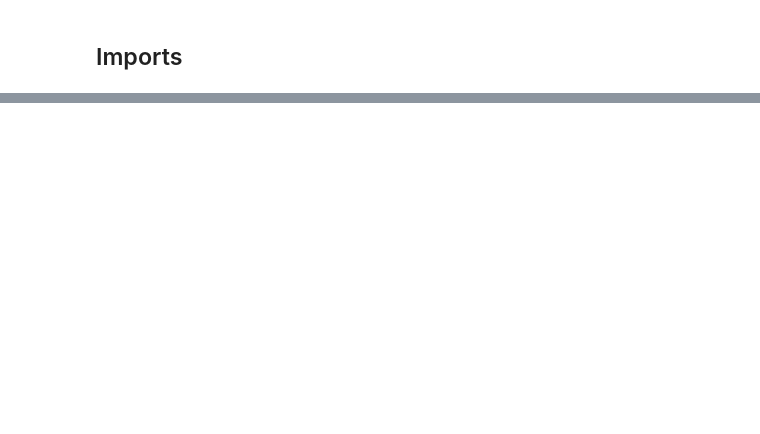
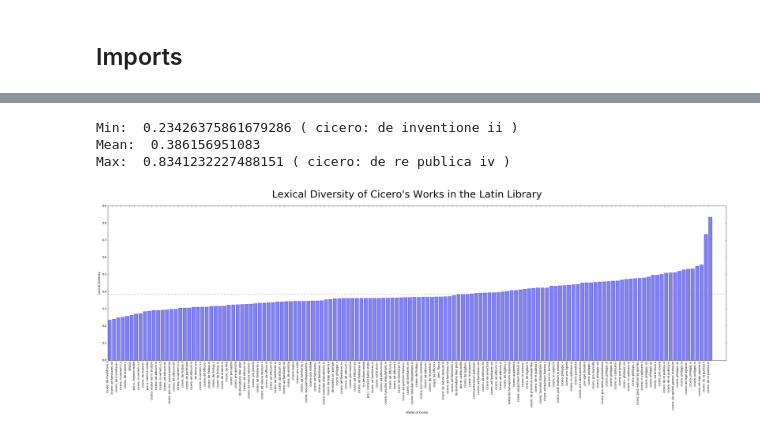
Before and after one commit to diyclassics/readability, a Jupyter notebook: Cicero Readability.ipynb, the cells around one changed output, grey strips where cells are left out. Drawn from its saved outputs; the diff is of its cells as text; code cells hidden in the pictures; blank space fills up the shorter version.

```diff
--- a/Cicero Readability.ipynb
+++ b/Cicero Readability.ipynb
@@ -300,0 +333,10 @@ tuque adeo  quem mox quae sint habitura deorum
+# %%
+# Unique words
+uniques = []
+
+for i, tokens in enumerate(cicero_tokens):
+    uniques.append((cicero_titles[i], len(set(tokens))))
+
+uniques.sort(key=lambda x: x[1])
+pprint(uniques[:5])
+pprint(uniques[-5:])
@@ -300,0 +354,10 @@ tuque adeo  quem mox quae sint habitura deorum
+# %%
+# Lexical diversity
+lexdivs = []
+
+for i, tokens in enumerate(cicero_tokens):
+    lexdivs.append((cicero_titles[i], len(set(tokens)) / len(tokens)))
+
+lexdivs.sort(key=lambda x: x[1])
+pprint(lexdivs[:5])
+pprint(lexdivs[-5:])
@@ -300,0 +375,31 @@ tuque adeo  quem mox quae sint habitura deorum
+# %%
+objects = [item[0] for item in lexdivs]
+scores = [item[1] for item in lexdivs]
+min_score = min(scores)
+mean_score = np.mean(scores)
+max_score = max(scores)
+
+print('Min: ', min_score, '(', objects[scores.index(min_score)], ')')
+print('Mean: ', mean_score)
+print('Max: ', max_score, '(', objects[scores.index(max_score)], ')')
+
+y_pos = np.arange(len(objects))
+plt.figure(figsize=(40,10))
+
+barlist = plt.bar(y_pos, scores, alpha=.5)
+
+plt.xticks(y_pos, objects)
+plt.axhline(y=mean_score,color='gray',ls='dashed')
+plt.suptitle('Lexical Diversity of Cicero\'s Works in the Latin Library', fontsize=36)
+plt.xlabel('Works of Cicero')
+plt.ylabel('Lexical Diversity')
+
+locs, labels = plt.xticks()
+plt.setp(labels, rotation=90)
+
+plt.show()
+# %% [output]
+Min:  0.23426375861679286 ( cicero: de inventione ii )
+Mean:  0.386156951083
+Max:  0.8341232227488151 ( cicero: de re publica iv )
+[figure, added]
```
Also changed, not shown: parts of 138 cells of this notebook, 3 other files.
